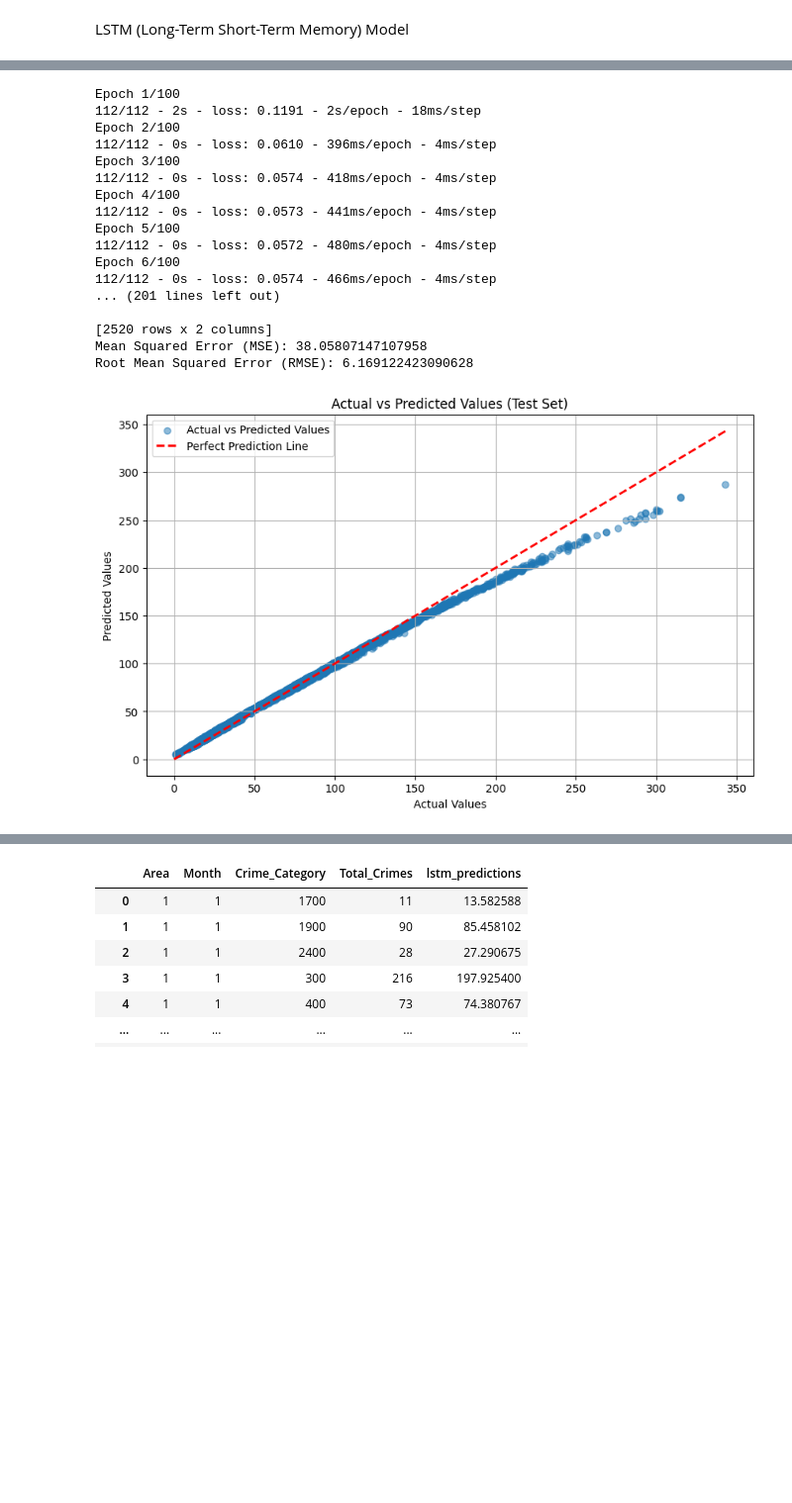
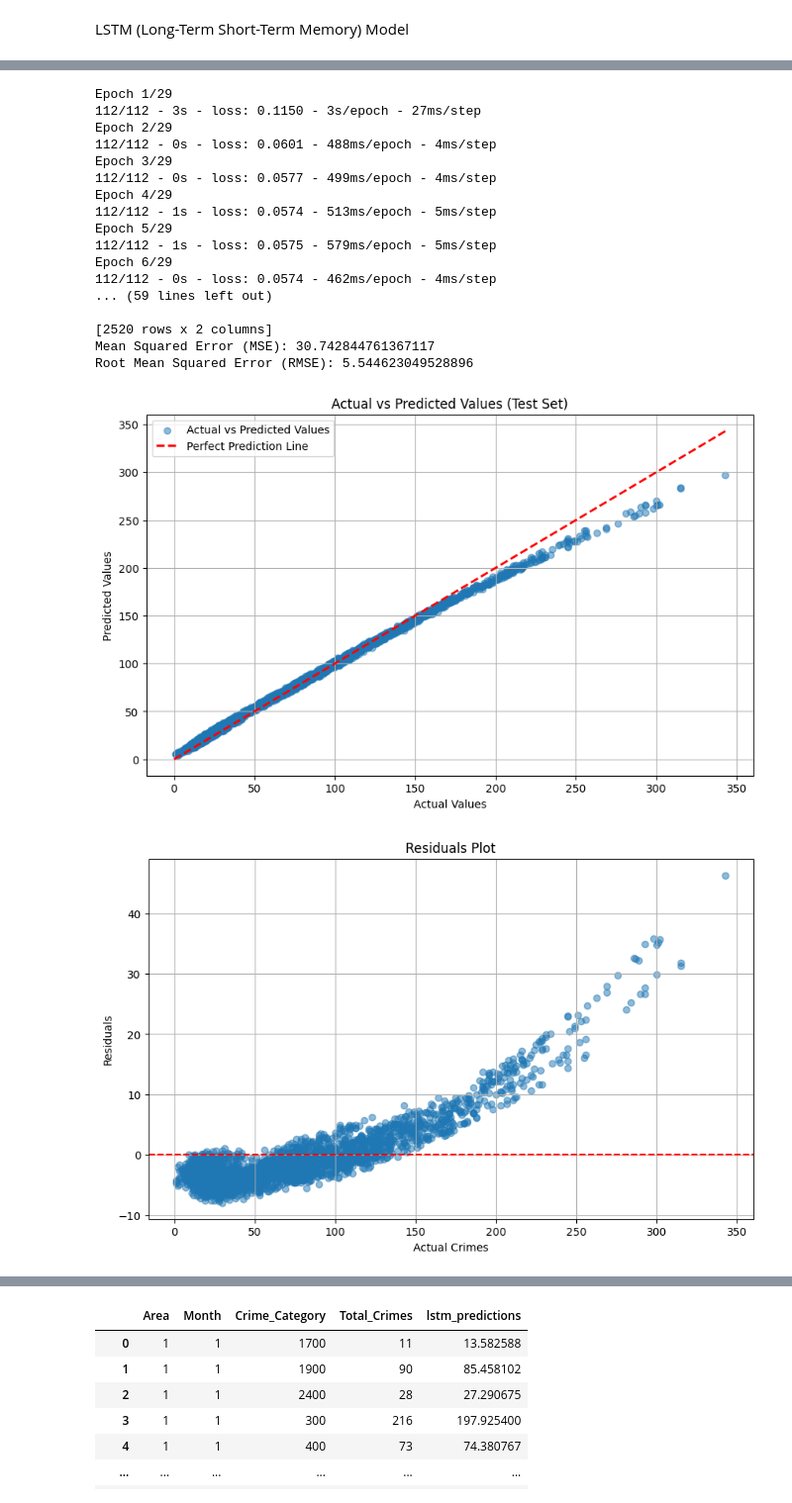
Before and after one commit to Gigilui15/FYP-CrimePrediction, a Jupyter notebook: Scripts/Final Year Project.ipynb, the cells around one changed output, grey strips where cells are left out. Shown at 99% size. Saved outputs shown, nothing was run; the diff lists cells and outputs as text; code cells hidden in the pictures; blank space fills up the shorter version.

```diff
--- a/Scripts/Final Year Project.ipynb
+++ b/Scripts/Final Year Project.ipynb
@@ -2369,6 +3056,7 @@ import pandas as pd
 import numpy as np
 import os
 import joblib
+import tensorflow as tf
 from tensorflow.keras.models import Sequential
 from tensorflow.keras.layers import LSTM, Dense
 from sklearn.preprocessing import MinMaxScaler
@@ -2376,6 +3064,9 @@ from sklearn.preprocessing import MinMaxScaler
 from tensorflow.keras.models import load_model
 from sklearn.metrics import mean_squared_error
 import matplotlib.pyplot as plt
+
+np.random.seed(1)
+tf.random.set_seed(1)
 
 # Load your data
 data = pd.read_csv('C:\\Users\\luigi\\Desktop\\Third Year\\Thesis\\Artefact\\Data\\train_set.csv', header=0)
@@ -2448,7 +3139,7 @@ model.add(Dense(1))  # Assuming a single output node for regression
 model.compile(loss='mae', optimizer='adam')
 
 # Fit model
-model.fit(X, y, epochs=100, batch_size=90, verbose=2)
+model.fit(X, y, epochs=29, batch_size=90, verbose=2)
 
 # Assume 'model' is your trained LSTM model
 model.save('C:\\Users\\luigi\\Desktop\\Third Year\\Thesis\\Artefact\\Scripts\\LSTM\\lstm_model.h5')
@@ -2491,46 +3182,69 @@ test_data['Predicted_Crimes'] = final_predictions
 # Print the test data with predictions
 print(test_data[['Total_Crimes', 'Predicted_Crimes']])
 
 # Calculate Mean Squared Error (MSE)
 mse = mean_squared_error(test_data['Total_Crimes'], test_data['Predicted_Crimes'])
 
 # Calculate Root Mean Squared Error (RMSE)
 rmse = np.sqrt(mse)
 
 # Print MSE and RMSE
 print("Mean Squared Error (MSE):", mse)
 print("Root Mean Squared Error (RMSE):", rmse)
 
 # Plotting the actual vs predicted crimes
 plt.figure(figsize=(10, 6))
 plt.scatter(test_data['Total_Crimes'], test_data['Predicted_Crimes'], alpha=0.5, label='Actual vs Predicted Values')
 
 # Generate a diagonal line (y=x) for perfect predictions
 max_val = max(test_data['Total_Crimes'].max(), test_data['Predicted_Crimes'].max())
 plt.plot([0, max_val], [0, max_val], 'r--', lw=2, label='Perfect Prediction Line')
 
 plt.title('Actual vs Predicted Values (Test Set)')
 plt.xlabel('Actual Values')
 plt.ylabel('Predicted Values')
 plt.legend()
 plt.grid(True)
 plt.show()
+
+# Calculate residuals
+residuals = test_data['Total_Crimes'] - test_data['Predicted_Crimes']
+
+# Plotting the residuals
+plt.figure(figsize=(10, 6))
+plt.scatter(test_data['Total_Crimes'], residuals, alpha=0.5)
+plt.title('Residuals Plot')
+plt.xlabel('Actual Crimes')
+plt.ylabel('Residuals')
+plt.axhline(y=0, color='r', linestyle='--')
+plt.grid(True)
+plt.show()
+
+# Histogram of the residuals
+plt.figure(figsize=(10, 6))
+plt.hist(residuals, bins=30, alpha=0.7, color='blue')
+plt.title('Histogram of Residuals')
+plt.xlabel('Residuals')
+plt.ylabel('Frequency')
+plt.grid(True)
+plt.show()
 # %% [output]
-Epoch 1/100
-112/112 - 2s - loss: 0.1191 - 2s/epoch - 18ms/step
-Epoch 2/100
-112/112 - 0s - loss: 0.0610 - 396ms/epoch - 4ms/step
-Epoch 3/100
-112/112 - 0s - loss: 0.0574 - 418ms/epoch - 4ms/step
-Epoch 4/100
-112/112 - 0s - loss: 0.0573 - 441ms/epoch - 4ms/step
-Epoch 5/100
-112/112 - 0s - loss: 0.0572 - 480ms/epoch - 4ms/step
-Epoch 6/100
-112/112 - 0s - loss: 0.0574 - 466ms/epoch - 4ms/step
-... (201 lines left out)
+Epoch 1/29
+112/112 - 3s - loss: 0.1150 - 3s/epoch - 27ms/step
+Epoch 2/29
+112/112 - 0s - loss: 0.0601 - 488ms/epoch - 4ms/step
+Epoch 3/29
+112/112 - 0s - loss: 0.0577 - 499ms/epoch - 4ms/step
+Epoch 4/29
+112/112 - 1s - loss: 0.0574 - 513ms/epoch - 5ms/step
+Epoch 5/29
+112/112 - 1s - loss: 0.0575 - 579ms/epoch - 5ms/step
+Epoch 6/29
+112/112 - 0s - loss: 0.0574 - 462ms/epoch - 4ms/step
+... (59 lines left out)
 
 [2520 rows x 2 columns]
-Mean Squared Error (MSE): 38.05807147107958
-Root Mean Squared Error (RMSE): 6.169122423090628
+Mean Squared Error (MSE): 30.742844761367117
+Root Mean Squared Error (RMSE): 5.544623049528896
-[figure, old version]
+[figure, new version]
+[figure, added]
```
Also changed, not shown: parts of 42 cells of this notebook, 3 other files.
